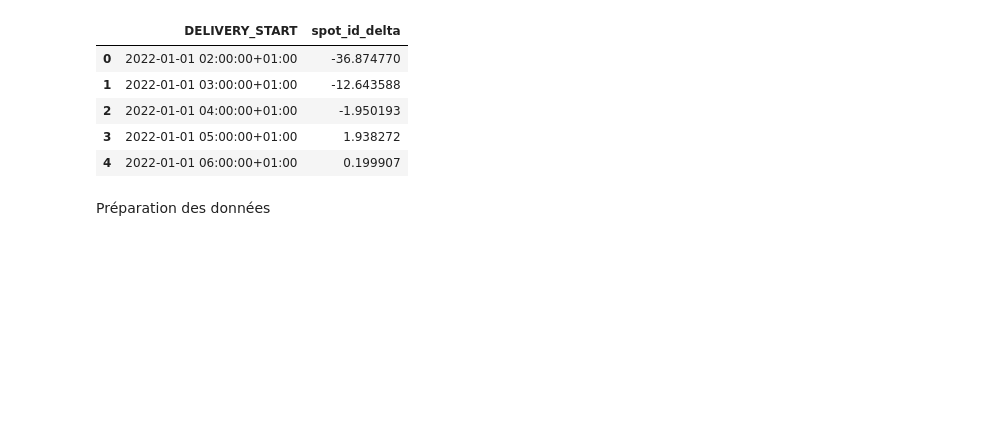
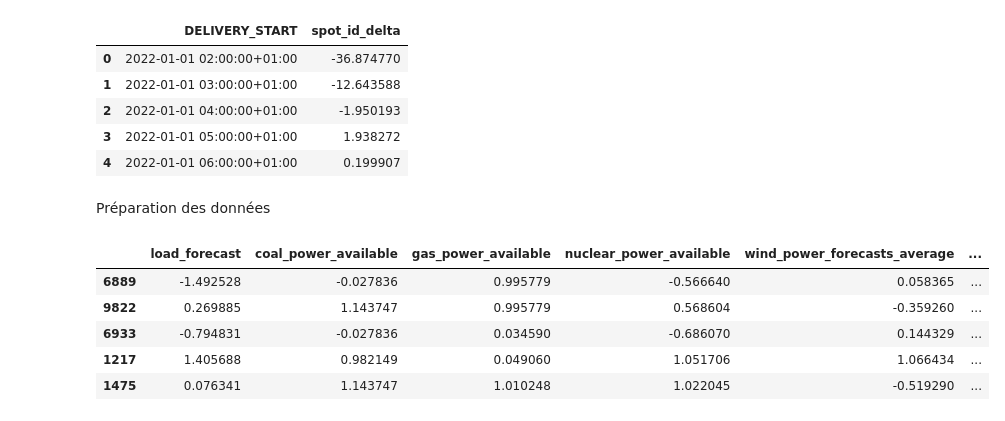
Before and after one commit to hugopuybareau/ELMY_DATA_CHALLENGE, a Jupyter notebook: scripts/neural_networks.ipynb, the cells around one changed output. Saved outputs shown, nothing was run; the diff lists cells and outputs as text; code cells hidden in the pictures; blank space fills up the shorter version.

```diff
--- a/scripts/neural_networks.ipynb
+++ b/scripts/neural_networks.ipynb
@@ -47,6 +47,15 @@ y.head(5)
 Préparation des données
 # %%
 x_train, x_test, y_train, y_test = train_test_split(x.drop(columns=['DELIVERY_START']), y, test_size=.1)
+# %%
+x_test.head(5)
+# %% [output]
+|  | load_forecast | coal_power_available | gas_power_available | nuclear_power_available | wind_power_forecasts_average | ... |
+| 6889 | -1.492528 | -0.027836 | 0.995779 | -0.566640 | 0.058365 | ... |
+| 9822 | 0.269885 | 1.143747 | 0.995779 | 0.568604 | -0.359260 | ... |
+| 6933 | -0.794831 | -0.027836 | 0.034590 | -0.686070 | 0.144329 | ... |
+| 1217 | 1.405688 | 0.982149 | 0.049060 | 1.051706 | 1.066434 | ... |
+| 1475 | 0.076341 | 1.143747 | 1.010248 | 1.022045 | -0.519290 | ... |
 # %%
 model = Sequential()
 model.add(Dense(64, input_dim=x_train.shape[1], activation='relu'))
```
Also changed, not shown: parts of 3 cells of this notebook, 2 other files.
